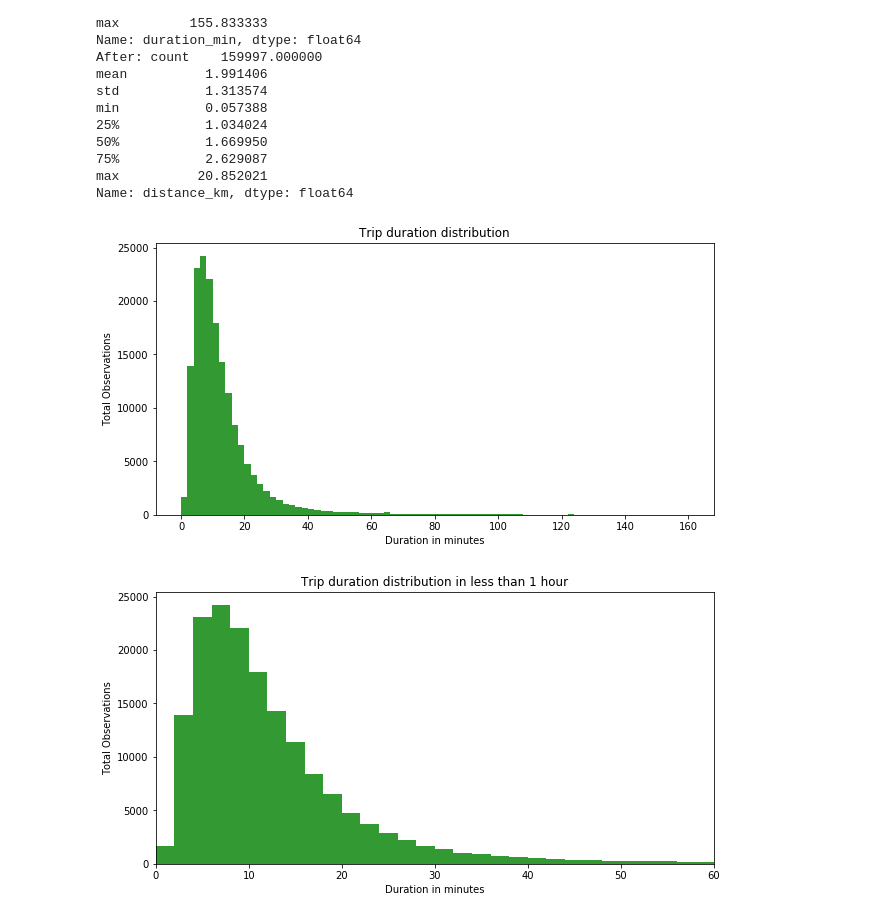
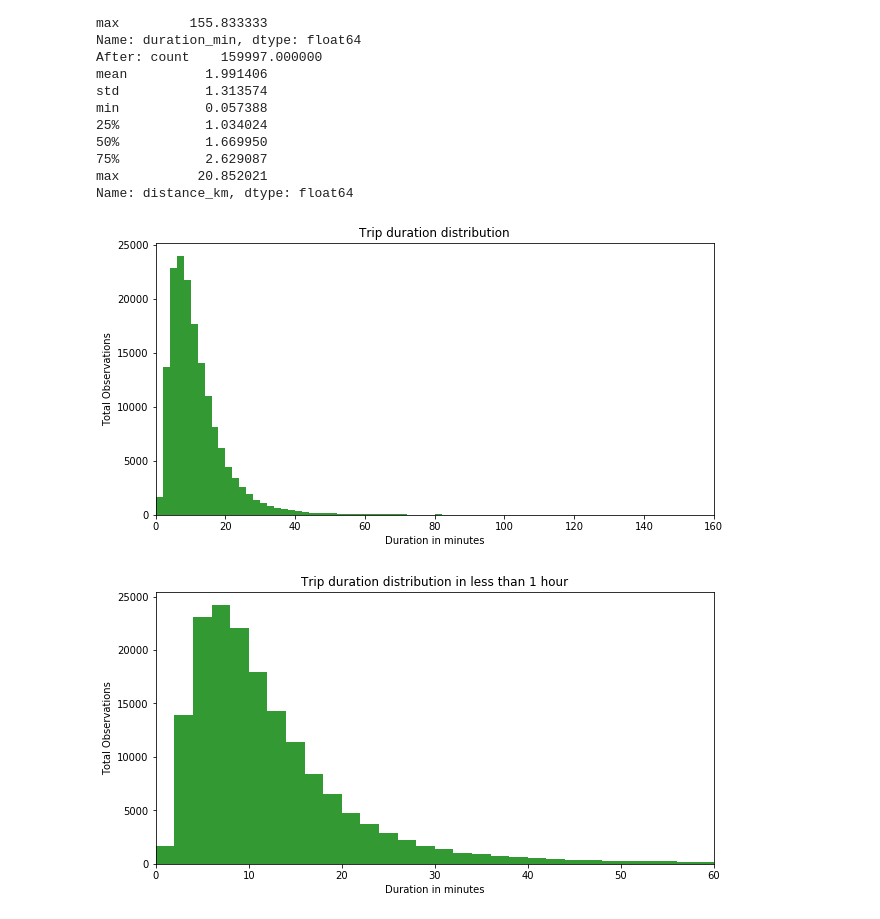
Before and after one commit to eduardopd/udacity-data-analysis-data-visualization, a Jupyter notebook: bay-wheels.ipynb, the cells around one changed output. Cells and saved outputs as stored; diff of their text form; code cells hidden in the pictures.

```diff
--- a/bay-wheels.ipynb
+++ b/bay-wheels.ipynb
@@ -461,20 +445,21 @@ Name: distance_km, dtype: float64
 # %%
 # Verify how the time in minutes is distributed after removing values over 4 hours
 
 binsize = 2
 bins = np.arange(0, df_clean_eda['duration_min'].max()+binsize, binsize)
 
 def graph():
     plt.hist(data = df_clean_eda, alpha=0.8, facecolor='g', x = 'duration_min', bins = bins)
 
 plt.figure(figsize=[10,5])
 plt.title('Trip duration distribution')
 plt.ylabel('Total Observations')
 plt.xlabel('Duration in minutes')
+plt.xlim([0, 160])
 
 plt.show(graph());
 # %% [output]
-[figure, old version]
+[figure, new version]
 # %%
 # Verify how the time in minutes is distributed
 
```
Also changed, not shown: parts of 39 cells of this notebook.
